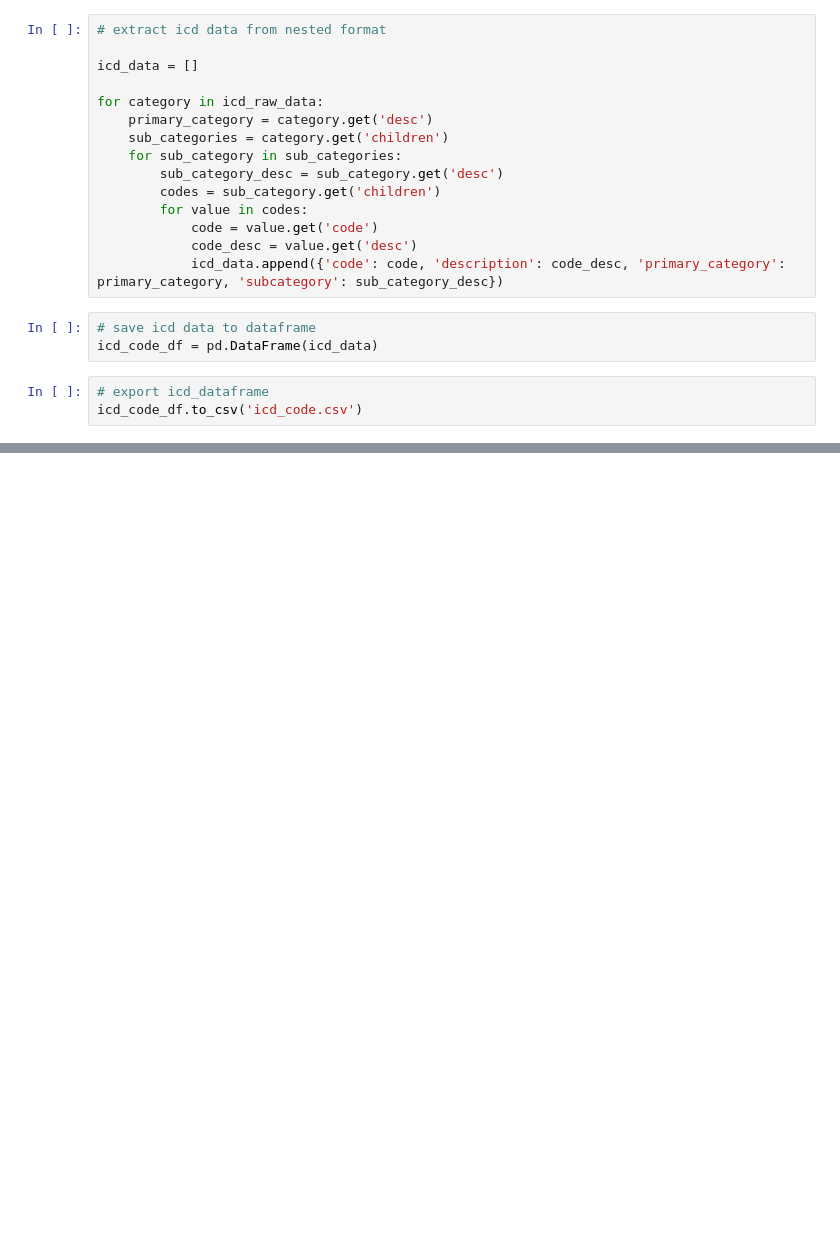
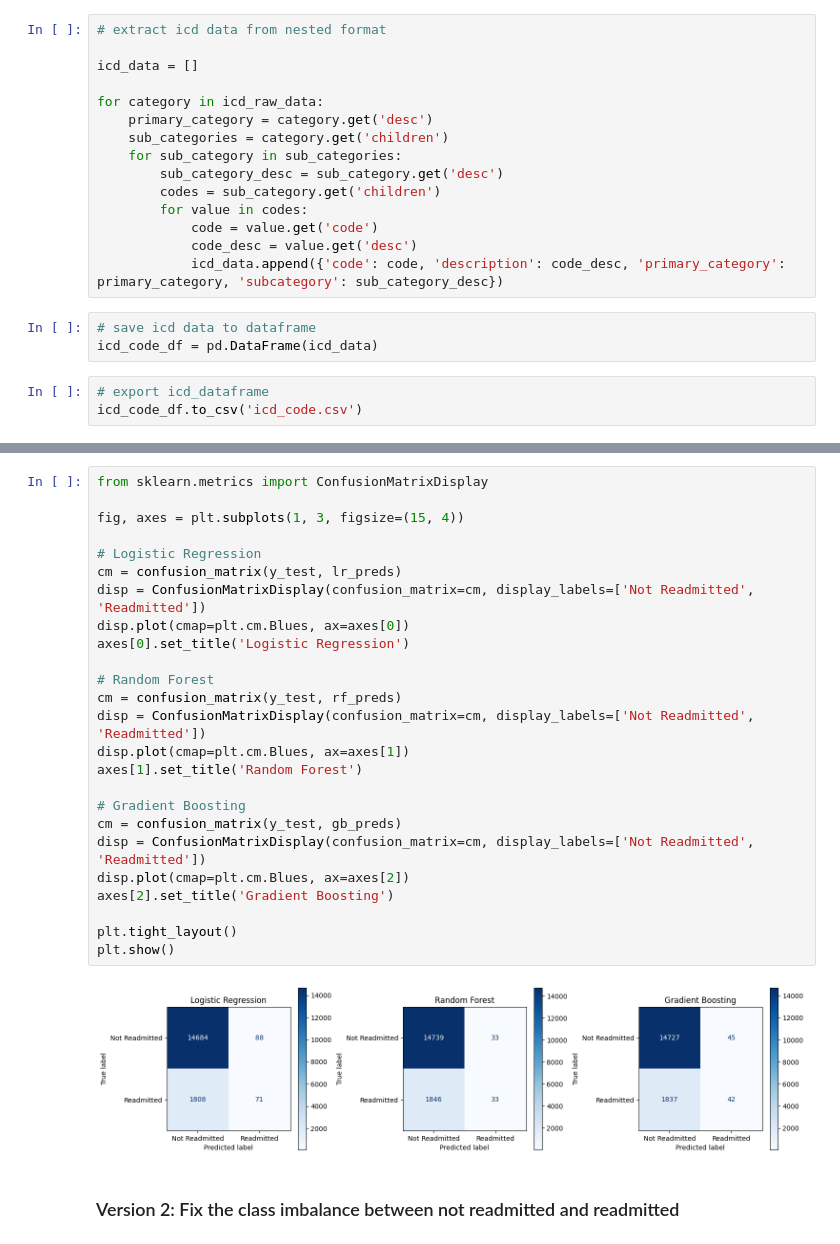
Before and after one commit to juhit101/Hospital-Readmission-Analytics, a Jupyter notebook: data.ipynb, the cells around one changed output, grey strips where cells are left out. Cells and saved outputs as stored; diff of their text form; blank space fills up the shorter version.

```diff
--- a/data.ipynb
+++ b/data.ipynb
@@ -304,0 +547,29 @@ icd_code_df.to_csv('icd_code.csv')
+# %%
+from sklearn.metrics import ConfusionMatrixDisplay
+
+fig, axes = plt.subplots(1, 3, figsize=(15, 4))
+
+# Logistic Regression
+cm = confusion_matrix(y_test, lr_preds)
+disp = ConfusionMatrixDisplay(confusion_matrix=cm, display_labels=['Not Readmitted', 'Readmitted'])
+disp.plot(cmap=plt.cm.Blues, ax=axes[0])
+axes[0].set_title('Logistic Regression')
+
+# Random Forest
+cm = confusion_matrix(y_test, rf_preds)
+disp = ConfusionMatrixDisplay(confusion_matrix=cm, display_labels=['Not Readmitted', 'Readmitted'])
+disp.plot(cmap=plt.cm.Blues, ax=axes[1])
+axes[1].set_title('Random Forest')
+
+# Gradient Boosting
+cm = confusion_matrix(y_test, gb_preds)
+disp = ConfusionMatrixDisplay(confusion_matrix=cm, display_labels=['Not Readmitted', 'Readmitted'])
+disp.plot(cmap=plt.cm.Blues, ax=axes[2])
+axes[2].set_title('Gradient Boosting')
+
+plt.tight_layout()
+plt.show()
+# %% [output]
+[figure, added]
+# %% [markdown]
+### Version 2: Fix the class imbalance between not readmitted and readmitted
```
Also changed, not shown: parts of 37 cells of this notebook.
